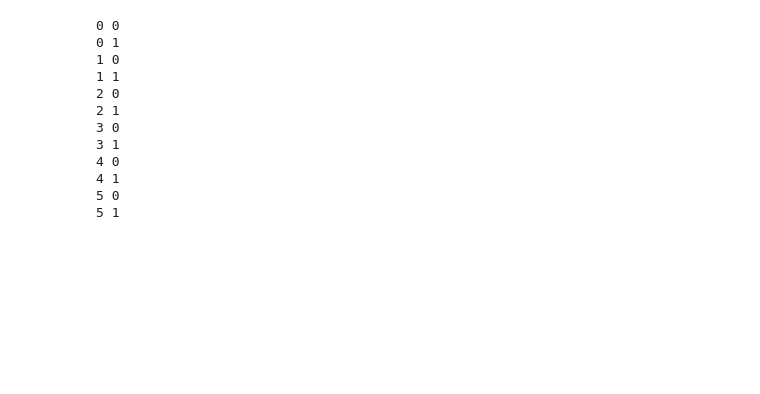
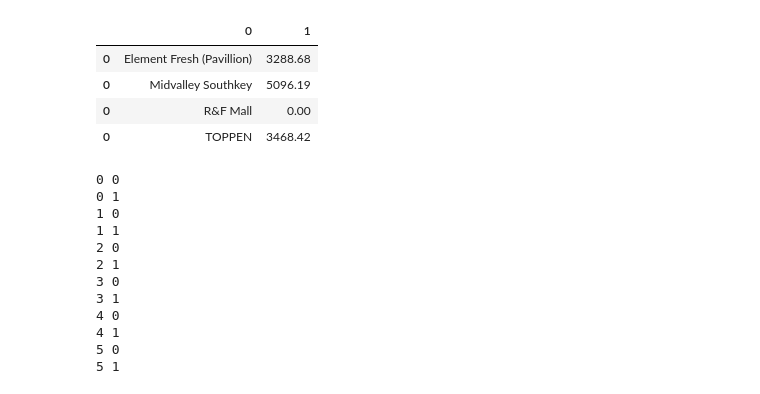
Before and after one commit to kookoowaa/Projects, a Jupyter notebook: Project_KC/Crawling (2020 Jul)/Untitled1.ipynb, the cells around one changed output. Drawn from its saved outputs; the diff is of its cells as text; code cells hidden in the pictures; blank space fills up the shorter version.

```diff
--- a/Project_KC/Crawling (2020 Jul)/Untitled1.ipynb
+++ b/Project_KC/Crawling (2020 Jul)/Untitled1.ipynb
@@ -100,3 +113,5 @@ n_sto
 # %%
 
 from openpyxl import Workbook
+# %%
+sales_summ = pd.DataFrame()
@@ -103,3 +123,14 @@ from openpyxl import Workbook
+# %%
+for i in range(len(summ)):
+    sales_summ = pd.concat([sales_summ, pd.DataFrame([summ[i].iloc[0,1],summ[i].iloc[3,1]]).T])
+# %%
+sales_summ
+# %% [output]
+|  | 0 | 1 |
+| 0 | Element Fresh (Pavillion) | 3288.68 |
+| 0 | Midvalley Southkey | 5096.19 |
+| 0 | R&F Mall | 0.00 |
+| 0 | TOPPEN | 3468.42 |
 # %%
 wb = Workbook()
 for i in range(len(summ)):
```
Also changed, not shown: parts of 4 cells of this notebook, 1 other file.
